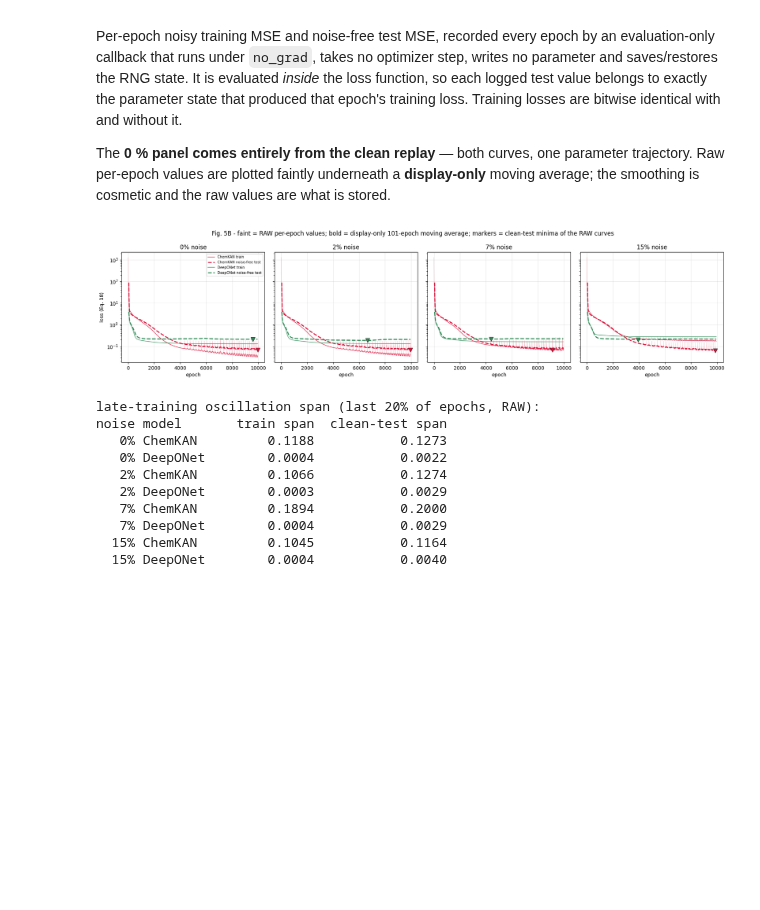
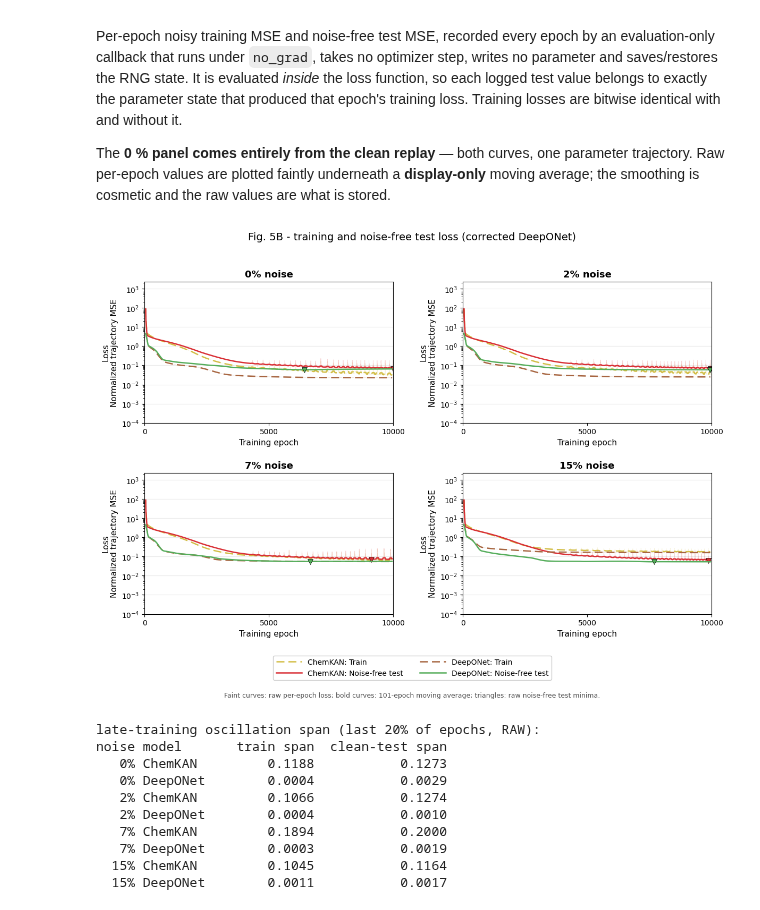
Before and after one commit to bnkglu/chemkan-tuwien, a Jupyter notebook: chemkan/notebooks/07_biodiesel_reproduction.ipynb, the cells around one changed output. Drawn from its saved outputs; the diff is of its cells as text; code cells hidden in the pictures; blank space fills up the shorter version.

```diff
--- a/chemkan/notebooks/07_biodiesel_reproduction.ipynb
+++ b/chemkan/notebooks/07_biodiesel_reproduction.ipynb
@@ -656,11 +640,12 @@ checkpoint is the state *after* the 10,000th update while the last history row i
 # %%
-import csv, sys, numpy as np, torch
+import csv, sys, json, subprocess, numpy as np, torch
 import matplotlib.pyplot as plt
 sys.path.insert(0, str(ROOT / "deeponet"))
 
 TAB = ROOT / "results/reproduction/tables"
 CKB = ROOT / "results/reproduction/chemkan/biodiesel"
-DON = ROOT / "results/reproduction/baselines/deeponet/biodiesel/noise"
+DON_VERSION = "reference_final_trunk_relu"
+DON = ROOT / "results/reproduction/baselines/deeponet/biodiesel" / DON_VERSION / "noise"
 FIGB = ROOT / "results/reproduction/figures/biodiesel"; FIGB.mkdir(parents=True, exist_ok=True)
 
 def history(run_dir):
@@ -673,9 +658,14 @@ def chemkan_run(pct):
     """B0 is the established 0 % result; the replay is Fig.-5B history only."""
     return CKB / "main/direct_autograd_seed0" if pct == 0 else CKB / f"noise/noise{pct:02d}_seed0"
 
+subprocess.run([sys.executable, str(ROOT / "chemkan/scripts/diagnostics/refresh_biodiesel_reports.py")],
+               cwd=ROOT, check=True)
+
 metrics = [r for r in csv.DictReader(open(TAB / "biodiesel_fig5a_metrics.csv"))]
 levels = sorted({int(r["noise_percent"]) for r in metrics if r["role"] == "plotted"})
 print("noise levels:", levels)
 print("runs:", len([r for r in metrics if r["role"] == "plotted"]), "plotted +",
       len([r for r in metrics if r["role"] != "plotted"]), "replay (not plotted in 5A)")
+assert all(r["architecture_version"] == DON_VERSION for r in metrics if r["model"] == "DeepONet")
+print("DeepONet architecture:", DON_VERSION)
 # %% [output]
@@ -785,49 +830,65 @@ average; the smoothing is cosmetic and the raw values are what is stored.
 # %%
 K = 101
 smooth = lambda y: np.convolve(y, np.ones(K) / K, mode="valid")
 off = (K - 1) // 2
 
-fig, axes = plt.subplots(1, 4, figsize=(18, 4.4), sharey=True)
+# Reuse the palette and line patterns from the Figure 5A cell above.
+fig, axes = plt.subplots(2, 2, figsize=(12, 9), sharey=True)
 osc = {}
-for ax, pct in zip(axes, (0, 2, 7, 15)):
+for ax, pct in zip(axes.flat, (0, 2, 7, 15)):
     # 0 %: the replay, which reproduces B0 bitwise and adds the missing test columns.
     ck_dir = CKB / "noise/clean_replay_seed0" if pct == 0 else CKB / f"noise/noise{pct:02d}_seed0"
-    for name, d, col in (("ChemKAN", ck_dir, "crimson"),
-                         ("DeepONet", DON / f"noise{pct:02d}_seed0", "seagreen")):
+    for name, d in (("ChemKAN", ck_dir), ("DeepONet", DON / f"noise{pct:02d}_seed0")):
         e, tr, te = history(d)
         late = e >= 0.8 * e.max()
         osc[(name, pct)] = (tr[late].max() - tr[late].min(), te[late].max() - te[late].min())
-        ax.plot(e, tr, color=col, lw=.5, alpha=.20)              # RAW
-        ax.plot(e, te, color=col, lw=.5, alpha=.20)              # RAW
-        ax.plot(e[off:len(e) - off], smooth(tr), color=col, lw=1.1, alpha=.8, label=f"{name} train")
-        ax.plot(e[off:len(e) - off], smooth(te), color=col, lw=2.0, ls="--",
-                label=f"{name} noise-free test")
+        for key, values in (("train_mse_noisy", tr), ("test_mse_clean", te)):
+            color = FIG5_COLORS[name][key]
+            ax.plot(e, values, color=color, ls=FIG5_LINES[key], lw=0.6, alpha=0.20)  # RAW
+            ax.plot(e[off:len(e) - off], smooth(values), color=color, ls=FIG5_LINES[key],
+                    lw=1.8, label=f"{name}: {FIG5_LABELS[key]}")
         i = int(np.argmin(te))
-        ax.plot(e[i], te[i], "v", color=col, ms=9, mec="k", mew=.6)
-    ax.set_yscale("log"); ax.set_xlabel("epoch"); ax.set_title(f"{pct}% noise"); ax.grid(alpha=.3)
-axes[0].set_ylabel("loss (Eq. 18)"); axes[0].legend(fontsize=7, loc="upper right")
-fig.suptitle(f"Fig. 5B - faint = RAW per-epoch values; bold = display-only {K}-epoch moving "
-             "average; markers = clean-test minima of the RAW curves")
-fig.tight_layout()
+        ax.plot(e[i], te[i], "v", color=FIG5_COLORS[name]["test_mse_clean"],
+                ms=7, mec="k", mew=0.5)
+    ax.set_yscale("log")
+    ax.yaxis.set_major_locator(LogLocator(base=10, numticks=12))
+    ax.yaxis.set_major_formatter(LogFormatterSciNotation(base=10, labelOnlyBase=True))
+    ax.set_xlabel("Training epoch", fontsize=11)
+    ax.set_ylabel("Loss\nNormalized trajectory MSE", fontsize=11)
+    ax.set_xticks([0, 5000, 10000])
+    ax.set_xlim(0, 10000)
+    ax.tick_params(axis="both", which="major", labelsize=10, labelleft=True)
+    ax.set_title(f"{pct}% noise", fontsize=13, fontweight="bold")
+    ax.grid(axis="y", which="major", alpha=0.25)
+# Extend the shared axis to the reference's 10^-4 scale without changing any loss values.
+# Keep the automatically determined upper limit so the initial raw losses remain visible.
+axes[0, 0].set_ylim(bottom=1e-4)
+handles, labels = axes[0, 0].get_legend_handles_labels()
+fig.legend(handles, labels, ncol=2, loc="lower center", bbox_to_anchor=(0.5, 0.04),
+           fontsize=10, handlelength=3.5, columnspacing=2.2, framealpha=1)
+fig.suptitle("Fig. 5B - training and noise-free test loss (corrected DeepONet)", fontsize=14, y=0.985)
+fig.text(0.5, 0.012, f"Faint curves: raw per-epoch loss; bold curves: {K}-epoch moving average; "
+         "triangles: raw noise-free test minima.", ha="center", fontsize=9, color="0.3")
+fig.tight_layout(rect=(0, 0.12, 1, 0.96), h_pad=2.0, w_pad=2.0)
 if SAVE_FIGURES:
     for e_ in ("pdf", "png"):
         fig.savefig(FIGB / f"fig05b_biodiesel_loss_dynamics.{e_}", dpi=150, bbox_inches="tight")
 plt.show()
 
 print("late-training oscillation span (last 20% of epochs, RAW):")
 print(f"{'noise':>5} {'model':9s} {'train span':>12s} {'clean-test span':>16s}")
 for (n, pc), (a, b) in sorted(osc.items(), key=lambda kv: (kv[0][1], kv[0][0])):
     print(f"{pc:4d}% {n:9s} {a:12.4f} {b:16.4f}")
 # %% [output]
-[figure, old version]
+[figure, new version]
 late-training oscillation span (last 20% of epochs, RAW):
 noise model       train span  clean-test span
    0% ChemKAN         0.1188           0.1273
-   0% DeepONet        0.0004           0.0022
+   0% DeepONet        0.0004           0.0029
    2% ChemKAN         0.1066           0.1274
-   2% DeepONet        0.0003           0.0029
+   2% DeepONet        0.0004           0.0010
    7% ChemKAN         0.1894           0.2000
-   7% DeepONet        0.0004           0.0029
+   7% DeepONet        0.0003           0.0019
   15% ChemKAN         0.1045           0.1164
-  15% DeepONet        0.0004           0.0040
+  15% DeepONet        0.0011           0.0017
 # %% [markdown]
```
Also changed, not shown: parts of 24 cells of this notebook, 1 other file.
